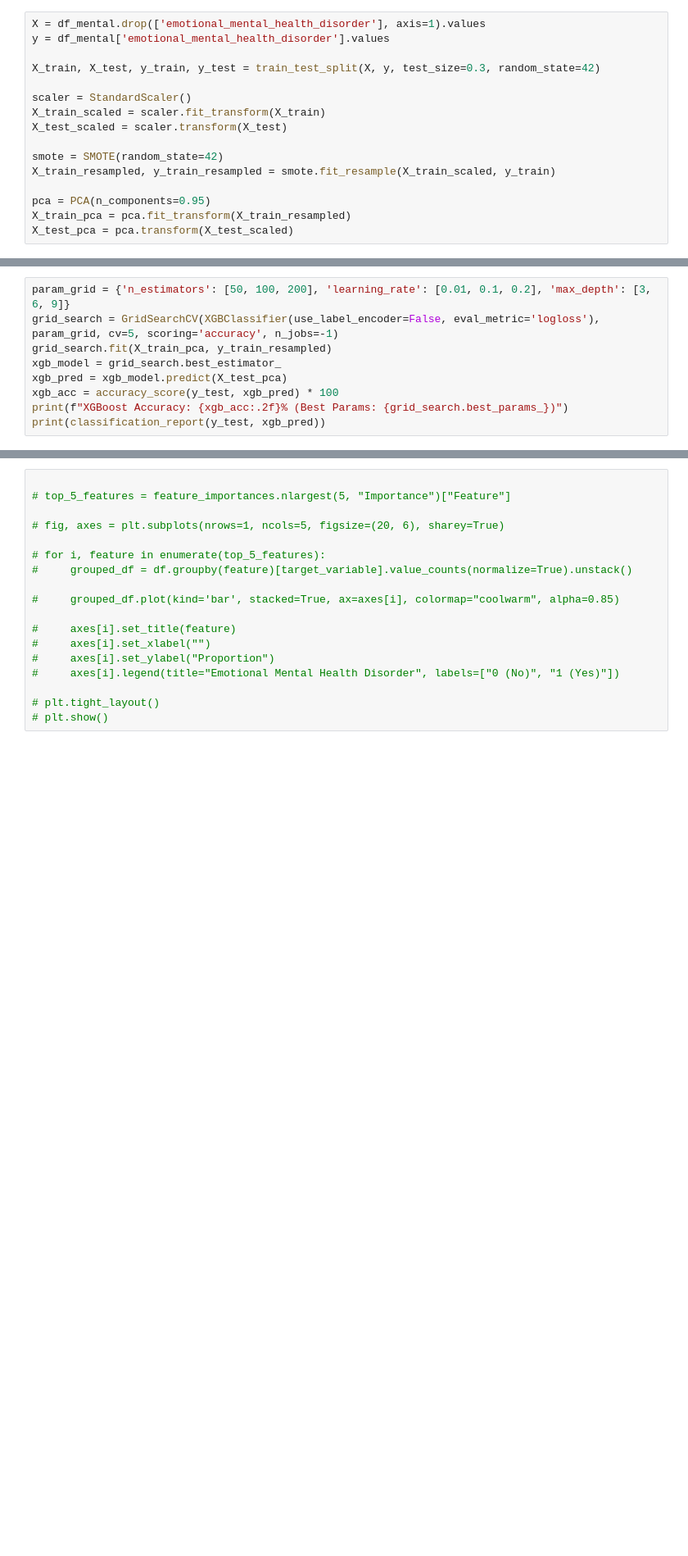
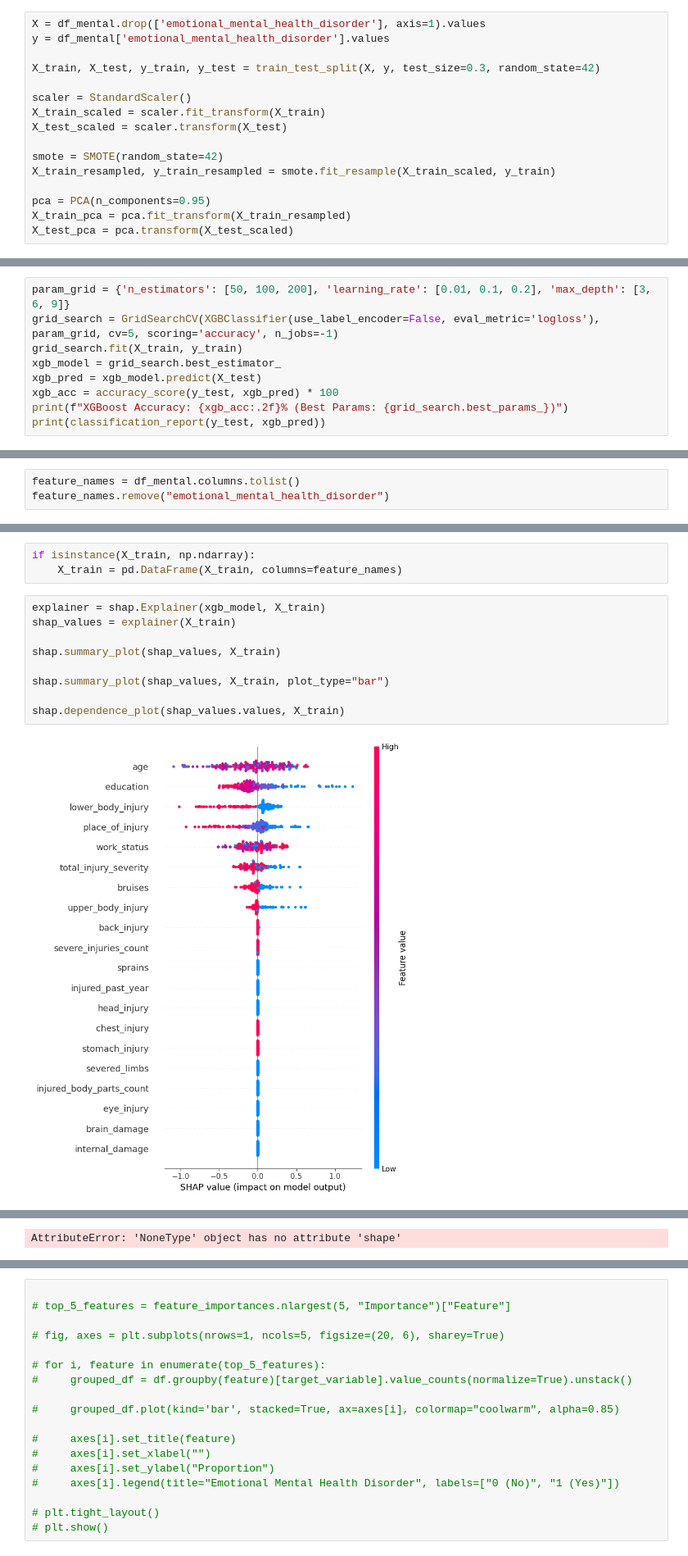
Before and after one commit to PhilipusAdrielTandra/Mental_health_correlation, a Jupyter notebook: Cedera.ipynb, the cells around one changed output, grey strips where cells are left out. Shown at 82% size. Cells and saved outputs as stored; diff of their text form; blank space fills up the shorter version.

```diff
--- a/Cedera.ipynb
+++ b/Cedera.ipynb
@@ -118,9 +119,9 @@ weighted avg       0.60      0.60      0.60       317
 # %%
 param_grid = {'n_estimators': [50, 100, 200], 'learning_rate': [0.01, 0.1, 0.2], 'max_depth': [3, 6, 9]}
 grid_search = GridSearchCV(XGBClassifier(use_label_encoder=False, eval_metric='logloss'), param_grid, cv=5, scoring='accuracy', n_jobs=-1)
-grid_search.fit(X_train_pca, y_train_resampled)
+grid_search.fit(X_train, y_train)
 xgb_model = grid_search.best_estimator_
-xgb_pred = xgb_model.predict(X_test_pca)
+xgb_pred = xgb_model.predict(X_test)
 xgb_acc = accuracy_score(y_test, xgb_pred) * 100
 print(f"XGBoost Accuracy: {xgb_acc:.2f}% (Best Params: {grid_search.best_params_})")
 print(classification_report(y_test, xgb_pred))
@@ -273,0 +275,3 @@ plot_confusion_matrix(y_test, knn_pred, "k-NN")
+# %%
+feature_names = df_mental.columns.tolist()
+feature_names.remove("emotional_mental_health_disorder")
@@ -273,0 +282,14 @@ plot_confusion_matrix(y_test, knn_pred, "k-NN")
+# %%
+if isinstance(X_train, np.ndarray):
+    X_train = pd.DataFrame(X_train, columns=feature_names)
+# %%
+explainer = shap.Explainer(xgb_model, X_train)
+shap_values = explainer(X_train)
+
+shap.summary_plot(shap_values, X_train)
+
+shap.summary_plot(shap_values, X_train, plot_type="bar")
+
+shap.dependence_plot(shap_values.values, X_train)
+# %% [output]
+[figure, added]
@@ -273,0 +297 @@ plot_confusion_matrix(y_test, knn_pred, "k-NN")
+AttributeError: 'NoneType' object has no attribute 'shape'
```
Also changed, not shown: parts of 19 cells of this notebook, 5 other files.
